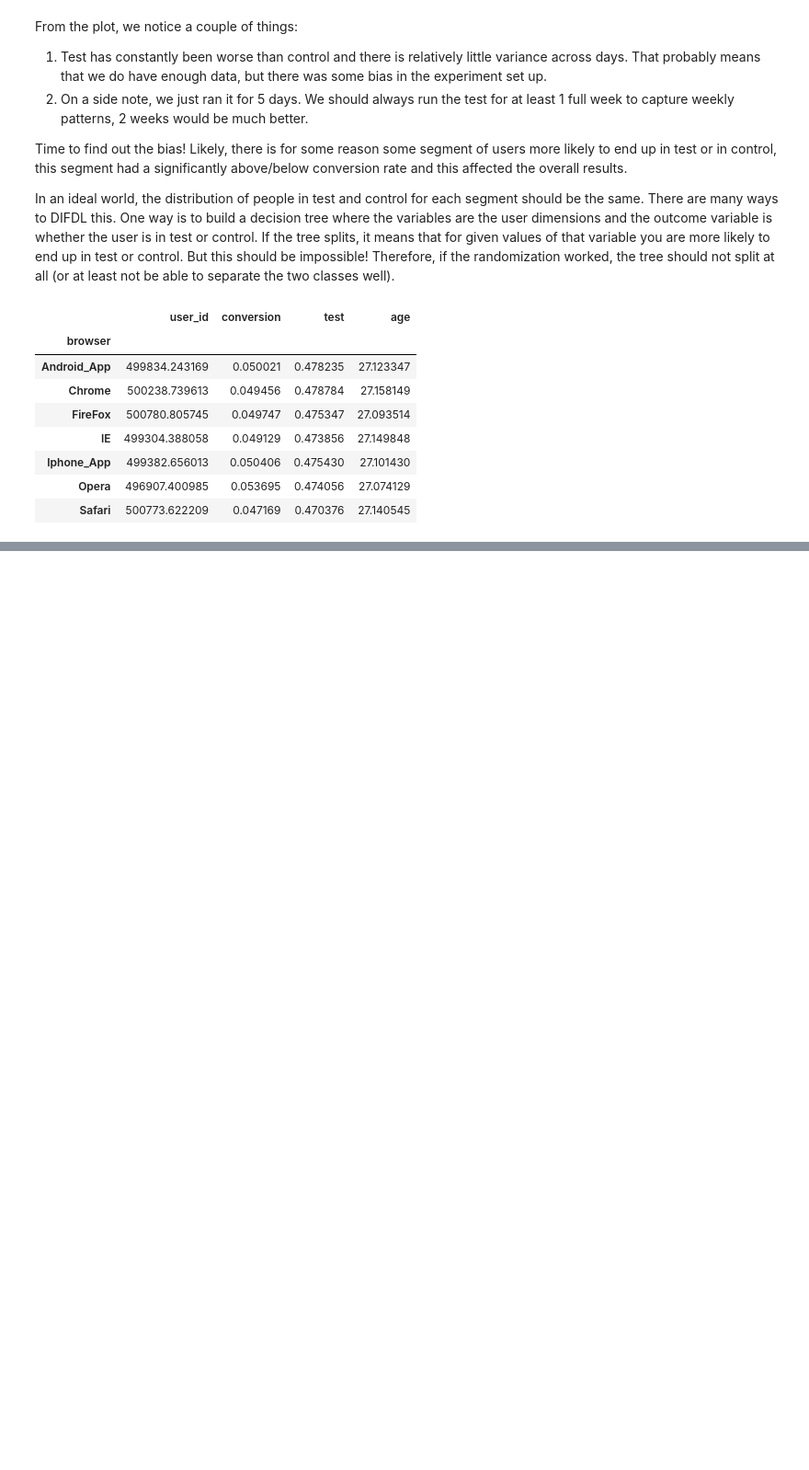
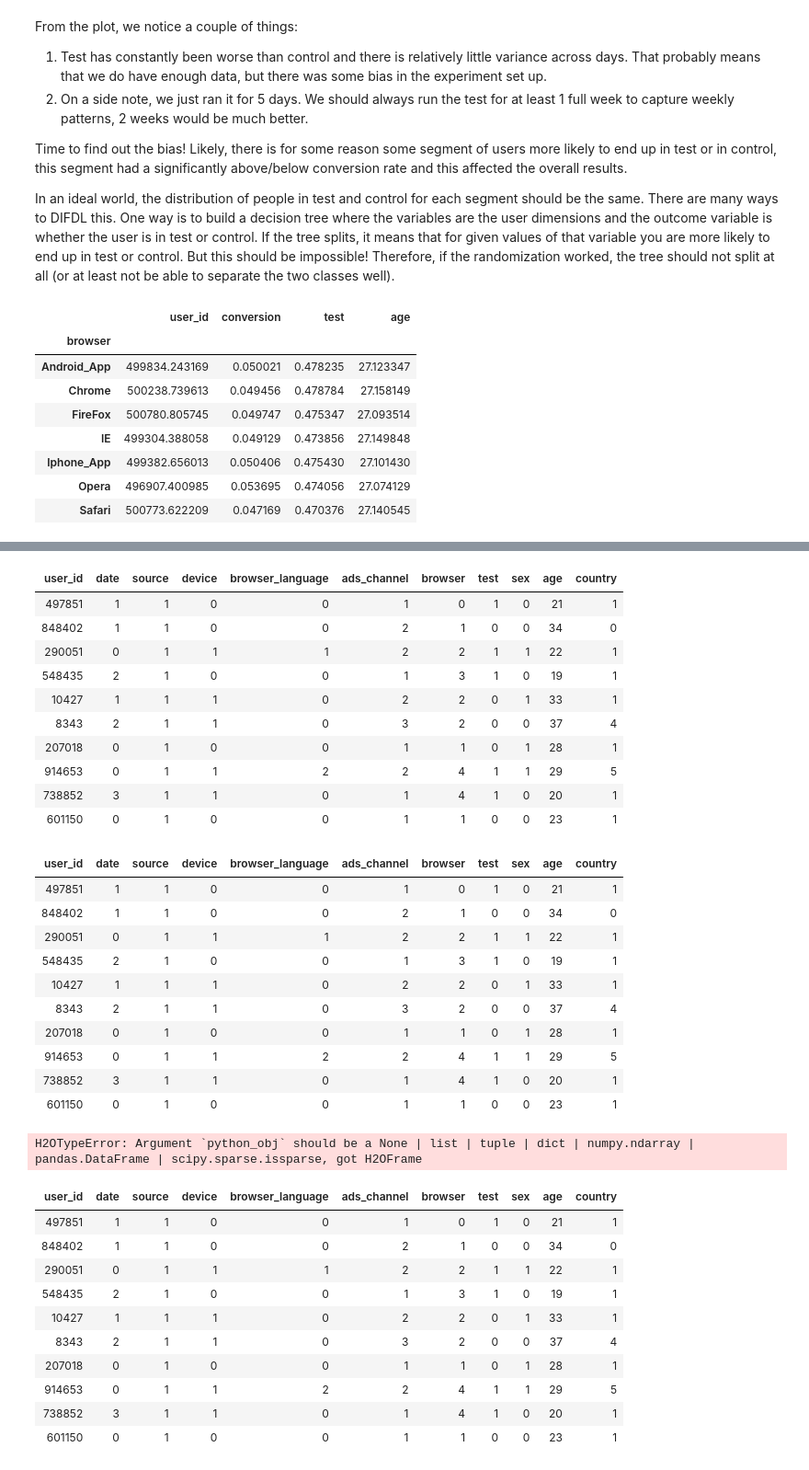
Before and after one commit to menghe2727/data_science, a Jupyter notebook: spanish_ab_test/spanish_ab_test.ipynb, the cells around one changed output, grey strips where cells are left out. Shown: that part at 92% size. Drawn from its saved outputs; the diff is of its cells as text; code cells hidden in the pictures; blank space fills up the shorter version.

```diff
--- a/spanish_ab_test/spanish_ab_test.ipynb
+++ b/spanish_ab_test/spanish_ab_test.ipynb
@@ -387,0 +430,38 @@ http://docs.h2o.ai/h2o/latest-stable/h2o-docs/welcome.html#java-requirements
+# %%
+tree_data1 = h2o.H2OFrame(tree_data)
+tree_data1
+# %% [output]
+| user_id | date | source | device | browser_language | ads_channel | browser | test | sex | age | country |
+| 497851 | 1 | 1 | 0 | 0 | 1 | 0 | 1 | 0 | 21 | 1 |
+| 848402 | 1 | 1 | 0 | 0 | 2 | 1 | 0 | 0 | 34 | 0 |
+| 290051 | 0 | 1 | 1 | 1 | 2 | 2 | 1 | 1 | 22 | 1 |
+| 548435 | 2 | 1 | 0 | 0 | 1 | 3 | 1 | 0 | 19 | 1 |
+| 10427 | 1 | 1 | 1 | 0 | 2 | 2 | 0 | 1 | 33 | 1 |
+| 8343 | 2 | 1 | 1 | 0 | 3 | 2 | 0 | 0 | 37 | 4 |
+| 207018 | 0 | 1 | 0 | 0 | 1 | 1 | 0 | 1 | 28 | 1 |
+| 914653 | 0 | 1 | 1 | 2 | 2 | 4 | 1 | 1 | 29 | 5 |
+| 738852 | 3 | 1 | 1 | 0 | 1 | 4 | 1 | 0 | 20 | 1 |
+| 601150 | 0 | 1 | 0 | 0 | 1 | 1 | 0 | 0 | 23 | 1 |
+| user_id | date | source | device | browser_language | ads_channel | browser | test | sex | age | country |
+| 497851 | 1 | 1 | 0 | 0 | 1 | 0 | 1 | 0 | 21 | 1 |
+| 848402 | 1 | 1 | 0 | 0 | 2 | 1 | 0 | 0 | 34 | 0 |
+| 290051 | 0 | 1 | 1 | 1 | 2 | 2 | 1 | 1 | 22 | 1 |
+| 548435 | 2 | 1 | 0 | 0 | 1 | 3 | 1 | 0 | 19 | 1 |
+| 10427 | 1 | 1 | 1 | 0 | 2 | 2 | 0 | 1 | 33 | 1 |
+| 8343 | 2 | 1 | 1 | 0 | 3 | 2 | 0 | 0 | 37 | 4 |
+| 207018 | 0 | 1 | 0 | 0 | 1 | 1 | 0 | 1 | 28 | 1 |
+| 914653 | 0 | 1 | 1 | 2 | 2 | 4 | 1 | 1 | 29 | 5 |
+| 738852 | 3 | 1 | 1 | 0 | 1 | 4 | 1 | 0 | 20 | 1 |
+| 601150 | 0 | 1 | 0 | 0 | 1 | 1 | 0 | 0 | 23 | 1 |
+H2OTypeError: Argument `python_obj` should be a None | list | tuple | dict | numpy.ndarray | pandas.DataFrame | scipy.sparse.issparse, got H2OFrame
+| user_id | date | source | device | browser_language | ads_channel | browser | test | sex | age | country |
+| 497851 | 1 | 1 | 0 | 0 | 1 | 0 | 1 | 0 | 21 | 1 |
+| 848402 | 1 | 1 | 0 | 0 | 2 | 1 | 0 | 0 | 34 | 0 |
+| 290051 | 0 | 1 | 1 | 1 | 2 | 2 | 1 | 1 | 22 | 1 |
+| 548435 | 2 | 1 | 0 | 0 | 1 | 3 | 1 | 0 | 19 | 1 |
+| 10427 | 1 | 1 | 1 | 0 | 2 | 2 | 0 | 1 | 33 | 1 |
+| 8343 | 2 | 1 | 1 | 0 | 3 | 2 | 0 | 0 | 37 | 4 |
+| 207018 | 0 | 1 | 0 | 0 | 1 | 1 | 0 | 1 | 28 | 1 |
+| 914653 | 0 | 1 | 1 | 2 | 2 | 4 | 1 | 1 | 29 | 5 |
+| 738852 | 3 | 1 | 1 | 0 | 1 | 4 | 1 | 0 | 20 | 1 |
+| 601150 | 0 | 1 | 0 | 0 | 1 | 1 | 0 | 0 | 23 | 1 |
```
Also changed, not shown: parts of 16 cells of this notebook.
